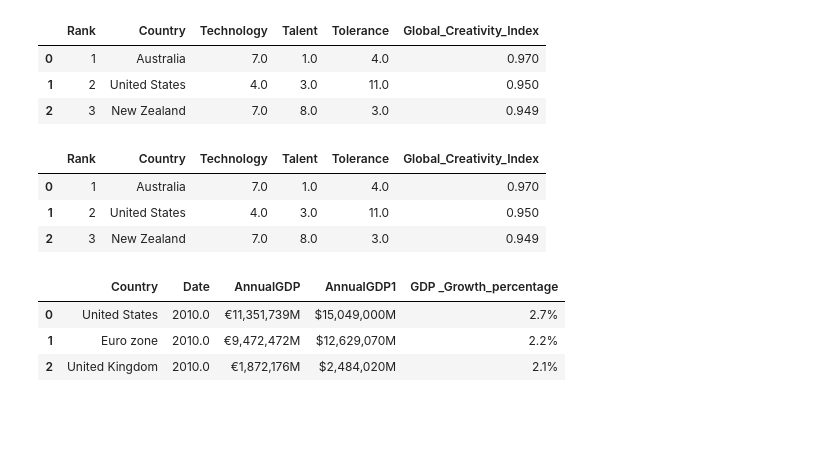
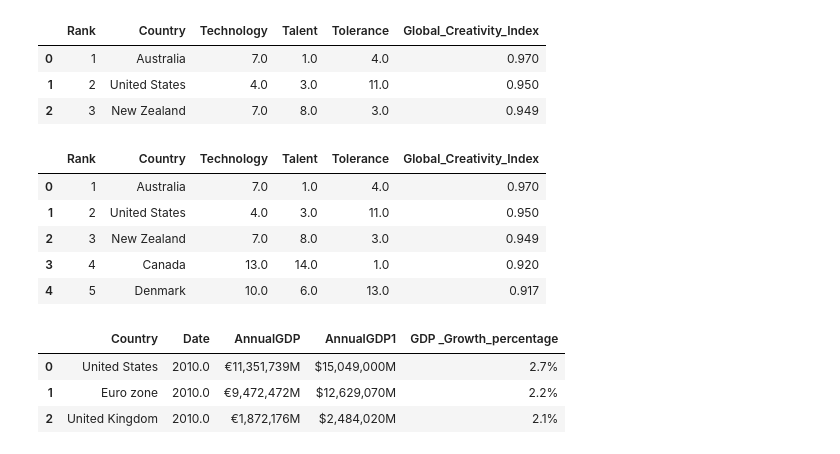
Before and after one commit to jesuschao/ETL-MOMA-Artists, a Jupyter notebook: your-code/MySQL.ipynb, the cells around one changed output. Drawn from its saved outputs; the diff is of its cells as text; code cells hidden in the pictures; blank space fills up the shorter version.

```diff
--- a/your-code/MySQL.ipynb
+++ b/your-code/MySQL.ipynb
@@ -52,12 +56,14 @@ education.head(3)
 # %%
 education.to_sql(name='education', con=motor, if_exists='append', index=False)
 # %%
-pd.read_sql('select * from Education', motor).head(3)
+pd.read_sql('select * from Education', motor).head()
 # %% [output]
 |  | Rank | Country | Technology | Talent | Tolerance | Global_Creativity_Index |
 | 0 | 1 | Australia | 7.0 | 1.0 | 4.0 | 0.970 |
 | 1 | 2 | United States | 4.0 | 3.0 | 11.0 | 0.950 |
 | 2 | 3 | New Zealand | 7.0 | 8.0 | 3.0 | 0.949 |
+| 3 | 4 | Canada | 13.0 | 14.0 | 1.0 | 0.920 |
+| 4 | 5 | Denmark | 10.0 | 6.0 | 13.0 | 0.917 |
 # %%
 #data=pd.read_csv('df_80.csv')
 #data.head(3)
```
Also changed, not shown: parts of 12 cells of this notebook, 2 other files.
